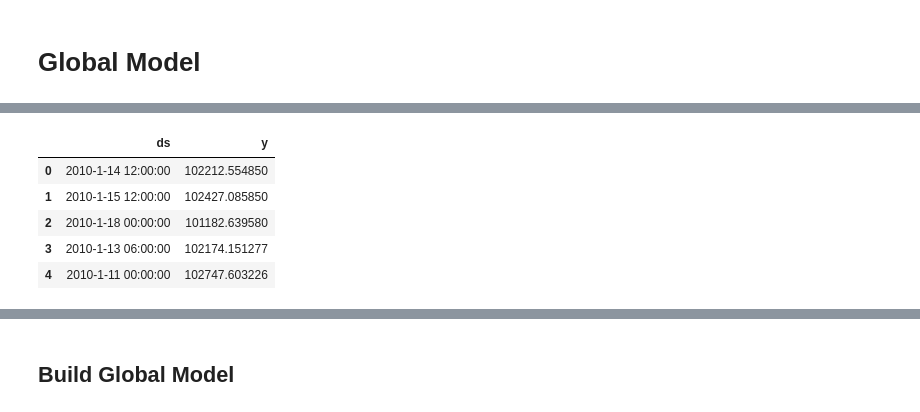
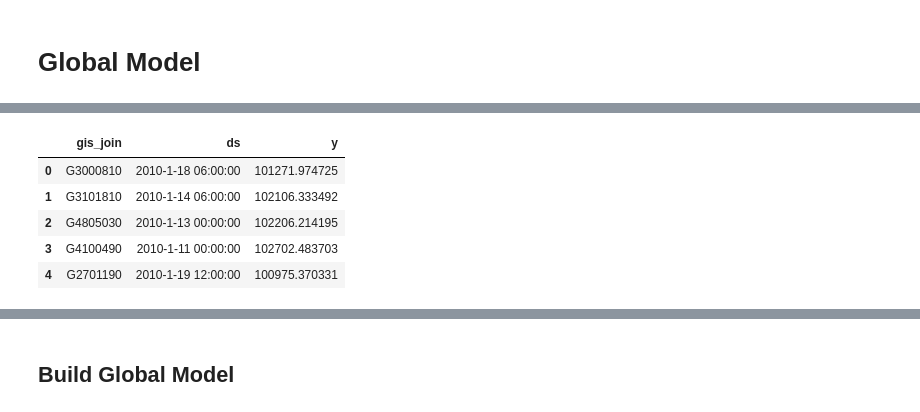
Before and after one commit to menuka94/sustain-timeseries, a Jupyter notebook: [NOAA] New Time-Series Models (w Global Models).ipynb, the cells around one changed output, grey strips where cells are left out. Drawn from its saved outputs; the diff is of its cells as text; code cells hidden in the pictures.

```diff
--- a/[NOAA] New Time-Series Models (w Global Models).ipynb
+++ b/[NOAA] New Time-Series Models (w Global Models).ipynb
@@ -53,41 +53,41 @@ noaa_features = [
     "temp_surface_level_kelvin",
     "2_metre_temp_kelvin",
     "2_metre_dewpoint_temp_kelvin",
     "relative_humidity_percent",
     "10_metre_u_wind_component_meters_per_second",
     "10_metre_v_wind_component_meters_per_second",
     "total_precipitation_kg_per_squared_meter",
     "water_convection_precipitation_kg_per_squared_meter",
     "soil_temperature_kelvin",
     "pressure_pascal",
     "visibility_meters",
     "precipitable_water_kg_per_squared_meter",
     "total_cloud_cover_percent",
     "snow_depth_meters",
     "ice_cover_binary"
 ]
 
 unique_timestamps = df['year_month_day_hour'].unique()
 df_map = {}
 
 for selected_feature in noaa_features:
-    df_s = df[['year_month_day_hour', selected_feature]]
+    df_s = df[['gis_join', 'year_month_day_hour', selected_feature]]
     means = []
     for t in unique_timestamps:
         mean = df_s[df_s['year_month_day_hour'] == t][selected_feature].mean()
         means.append(mean)
-    df_means = pd.DataFrame(list(zip(unique_timestamps, means)), columns=['ds', 'y'])
+    df_means = pd.DataFrame(list(zip(list(df_s['gis_join']), unique_timestamps, means)), columns=['gis_join', 'ds', 'y'])
 #     df_means.index.name = 'ds'
     df_map[selected_feature] = df_means
 
 df_map['mean_sea_level_pressure_pascal'].head()
 # %% [output]
-|  | ds | y |
-| 0 | 2010-1-14 12:00:00 | 102212.554850 |
-| 1 | 2010-1-15 12:00:00 | 102427.085850 |
-| 2 | 2010-1-18 00:00:00 | 101182.639580 |
-| 3 | 2010-1-13 06:00:00 | 102174.151277 |
-| 4 | 2010-1-11 00:00:00 | 102747.603226 |
+|  | gis_join | ds | y |
+| 0 | G3000810 | 2010-1-18 06:00:00 | 101271.974725 |
+| 1 | G3101810 | 2010-1-14 06:00:00 | 102106.333492 |
+| 2 | G4805030 | 2010-1-13 00:00:00 | 102206.214195 |
+| 3 | G4100490 | 2010-1-11 00:00:00 | 102702.483703 |
+| 4 | G2701190 | 2010-1-19 12:00:00 | 100975.370331 |
 # %%
 pickle.dump(df_map, open('pickles/noaa/df_map.pkl', 'wb'))
 # %%
```
Also changed, not shown: parts of 15 cells of this notebook.
